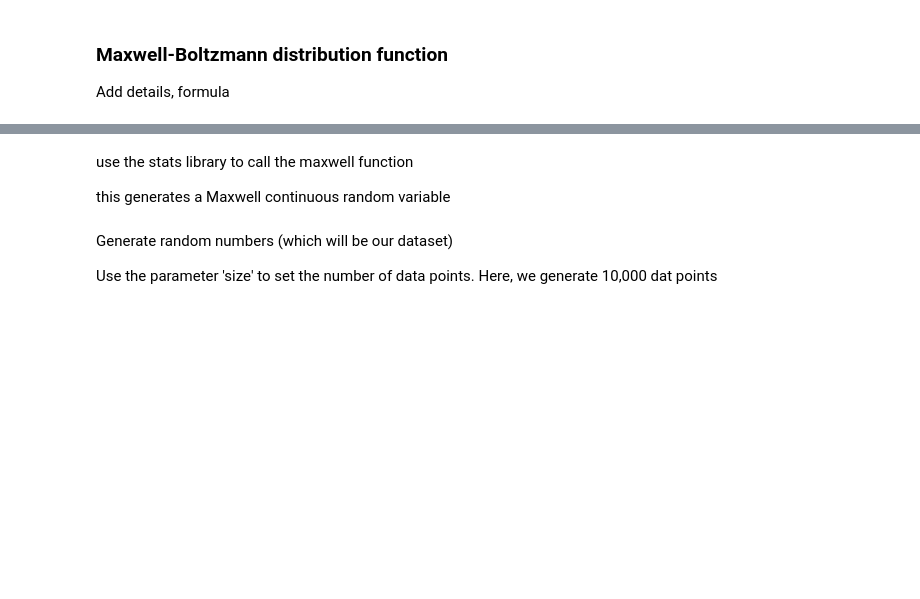
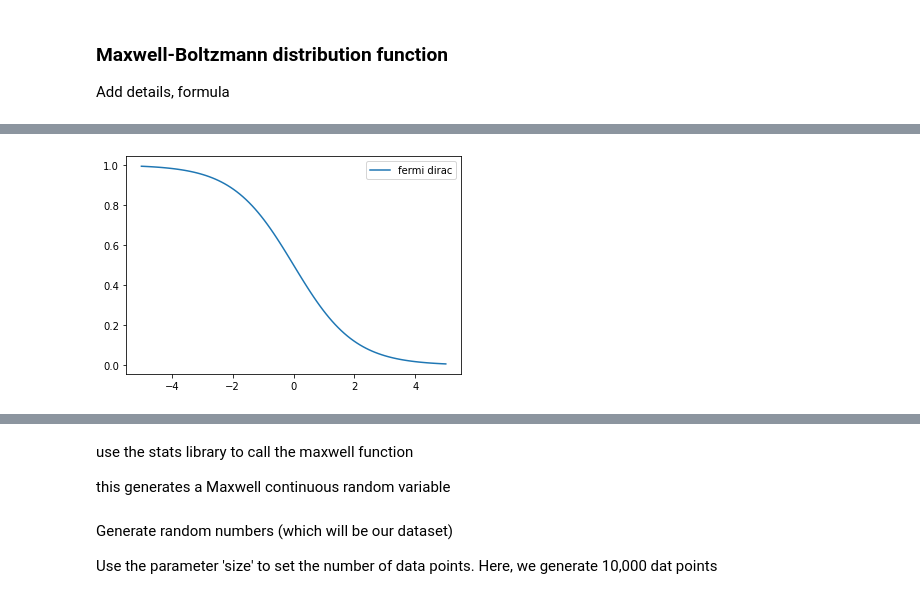
Before and after one commit to madhurima-nath/physicsRelatedCodes, a Jupyter notebook: cu_phys.ipynb, the cells around one changed output, grey strips where cells are left out. Drawn from its saved outputs; the diff is of its cells as text; code cells hidden in the pictures; blank space fills up the shorter version.

```diff
--- a/cu_phys.ipynb
+++ b/cu_phys.ipynb
@@ -25,0 +60,10 @@ Add details, formula
+# %%
+x = np.linspace(-5, 5, 100)
+fd_func = fermi_dirac(x)
+
+plt.figure()
+plt.plot(x, fd_func, label='fermi dirac')
+plt.legend(loc='best')
+plt.show()
+# %% [output]
+[figure, added]
```
Also changed, not shown: parts of 32 cells of this notebook.
